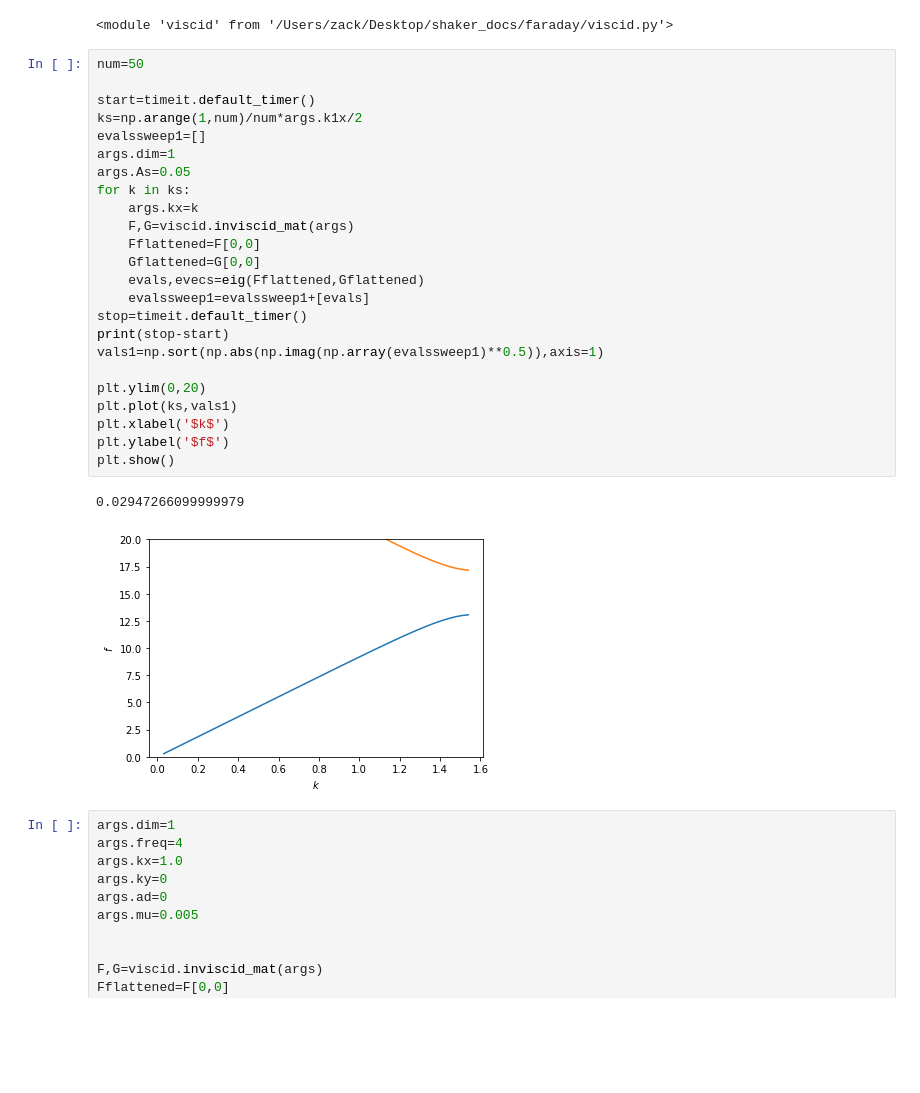
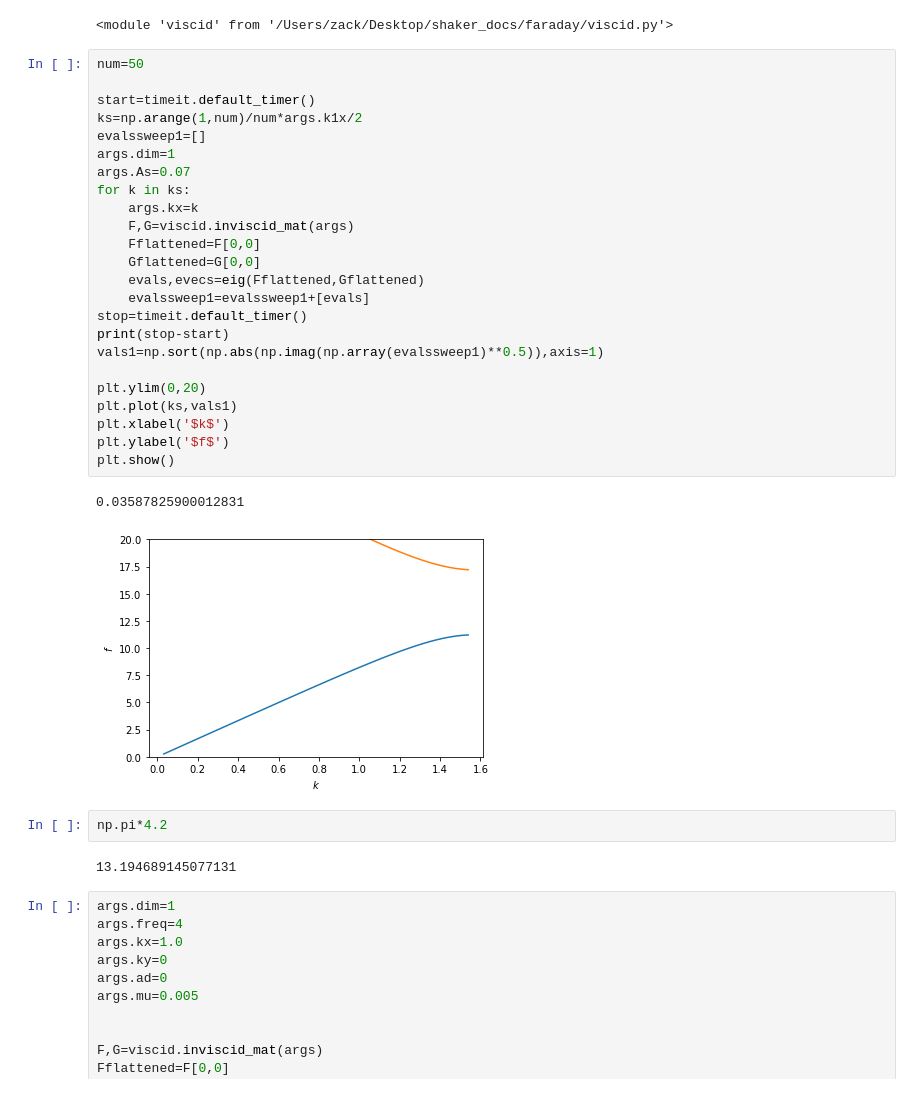
Before and after one commit to znicolaou/faraday, a Jupyter notebook: viscid_notebook.ipynb, the cells around one changed output. Saved outputs shown, nothing was run; the diff lists cells and outputs as text; blank space fills up the shorter version.

```diff
--- a/viscid_notebook.ipynb
+++ b/viscid_notebook.ipynb
@@ -86,30 +87,34 @@ imp.reload(viscid)
 # %%
 num=50
 
 start=timeit.default_timer()
 ks=np.arange(1,num)/num*args.k1x/2
 evalssweep1=[]
 args.dim=1
-args.As=0.05
+args.As=0.07
 for k in ks:
     args.kx=k
     F,G=viscid.inviscid_mat(args)
     Fflattened=F[0,0]
     Gflattened=G[0,0]
     evals,evecs=eig(Fflattened,Gflattened)
     evalssweep1=evalssweep1+[evals]
 stop=timeit.default_timer()
 print(stop-start)
 vals1=np.sort(np.abs(np.imag(np.array(evalssweep1)**0.5)),axis=1)
 
 plt.ylim(0,20)
 plt.plot(ks,vals1)
 plt.xlabel('$k$')
 plt.ylabel('$f$')
 plt.show()
 # %% [output]
-0.02947266099999979
+0.03587825900012831
-[figure, old version]
+[figure, new version]
+# %%
+np.pi*4.2
+# %% [output]
+13.194689145077131
 # %%
 args.dim=1
 args.freq=4
```
Also changed, not shown: parts of 12 cells of this notebook, 1 other file.
